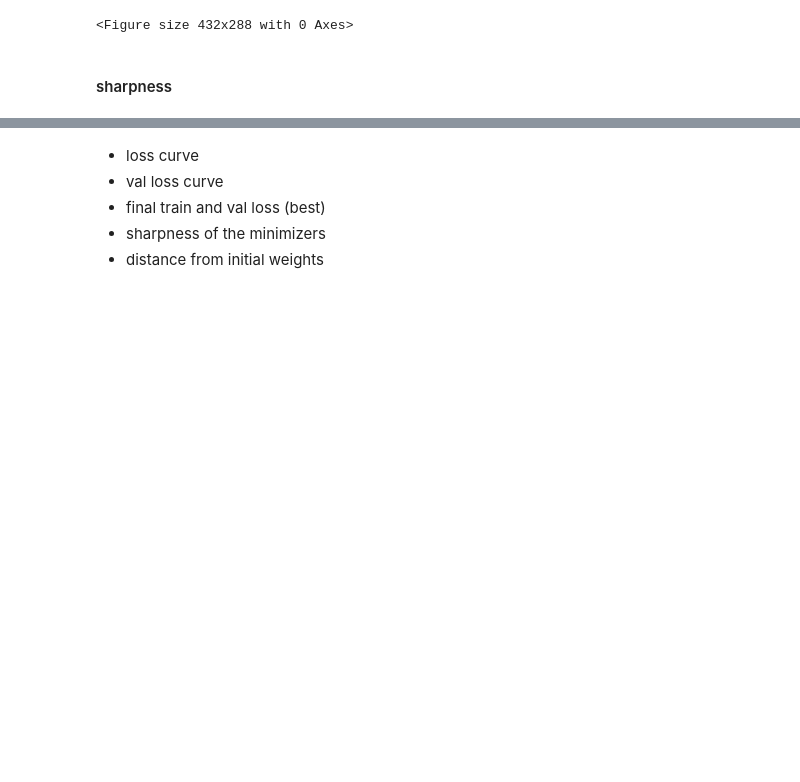
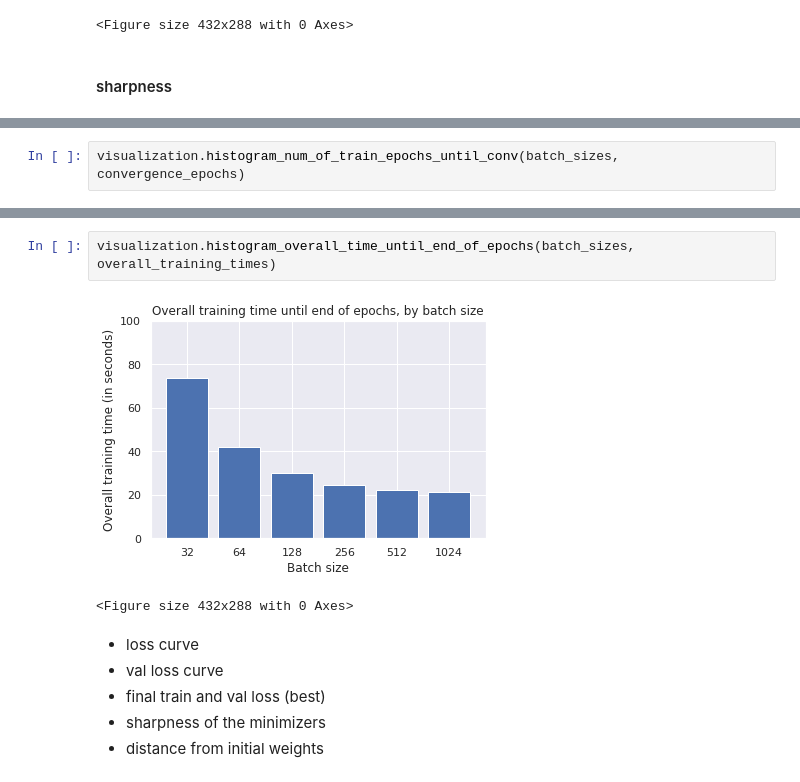
Before and after one commit to Alexanderstaehle/OM_project, a Jupyter notebook: experiments_tf.ipynb, the cells around one changed output, grey strips where cells are left out. Saved outputs shown, nothing was run; the diff lists cells and outputs as text; blank space fills up the shorter version.

```diff
--- a/experiments_tf.ipynb
+++ b/experiments_tf.ipynb
@@ -392,0 +230,2 @@ plt.savefig('graphs/overall_training_time_by_batch_size')
+# %%
+visualization.histogram_num_of_train_epochs_until_conv(batch_sizes, convergence_epochs)
@@ -393,3 +235,8 @@ plt.savefig('graphs/overall_training_time_by_batch_size')
+# %%
+visualization.histogram_overall_time_until_end_of_epochs(batch_sizes, overall_training_times)
+# %% [output]
+[figure, added]
+<Figure size 432x288 with 0 Axes>
 # %% [markdown]
 - loss curve
 - val loss curve
```
Also changed, not shown: parts of 41 cells of this notebook.
